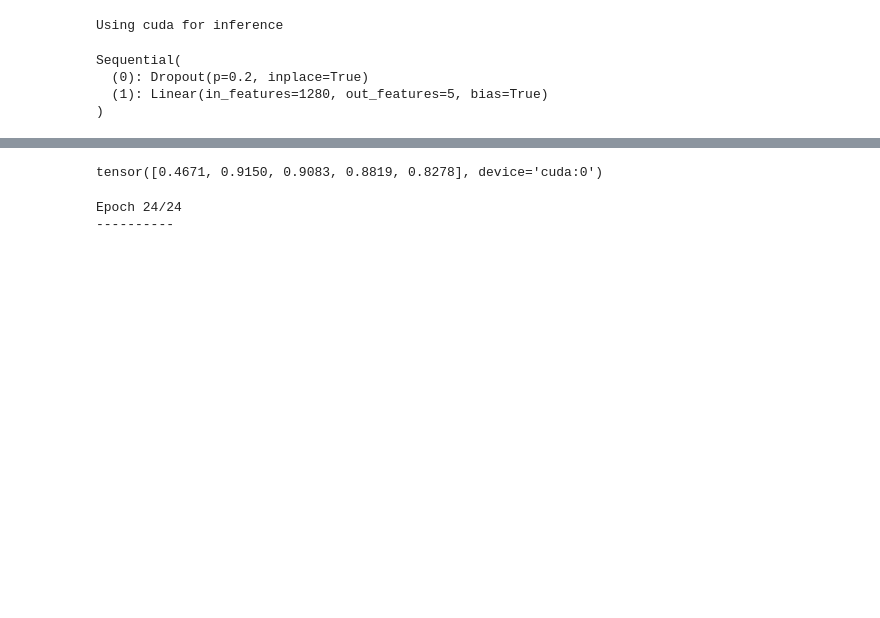
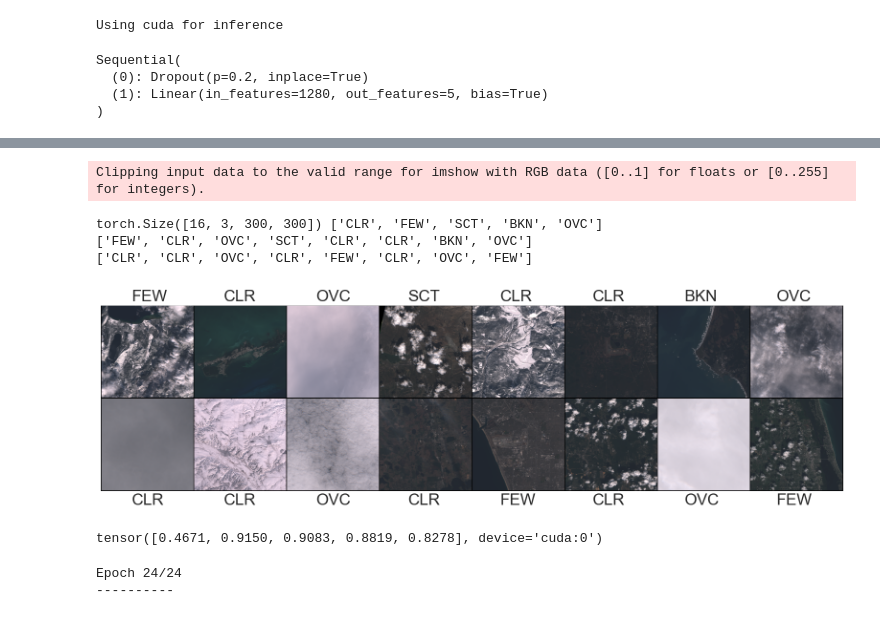
Before and after one commit to ErikWessel/MSCC-Notebooks, a Jupyter notebook: ml_program.ipynb, the cells around one changed output, grey strips where cells are left out. Cells and saved outputs as stored; diff of their text form; code cells hidden in the pictures; blank space fills up the shorter version.

```diff
--- a/ml_program.ipynb
+++ b/ml_program.ipynb
@@ -62,7 +62,7 @@ Sequential(
   (1): Linear(in_features=1280, out_features=5, bias=True)
 )
 # %%
-batch_size = 64
+batch_size = 16
 # %%
 show_summary = False
 
@@ -123,20 +123,15 @@ class AimlsseImageDataset(Dataset):
         return image, label
 
     def get_image(self, index) -> np.ndarray:
-        img_paths = [os.path.join(self.img_dir, self.img_labels.iloc[index]['station'],
-                                  self.img_labels.iloc[index]['product_id'], f'{band}.jp2') for band in self.bands]
-        images = [rasterio.open(path) for path in img_paths]
-        image_tensors: List[np.ndarray] = [img.read(1).astype(np.float32) / 10000 for img in images]
-        [img.close() for img in images]
-        # Resize images with small size-differences to make them stackable
-        image_side_length = int(1 + math.floor(2.0 * self.station_radius / float(self.bands_metadata.loc[self.bands].iloc[0]['resolution [m]'])))
-        new_shape = (image_side_length, image_side_length)
-        [img.resize(new_shape, refcheck=False) for img in image_tensors]
-        # Stack images into final image, select label and perform transformations
-        image_tensors_stacked = np.stack(image_tensors, axis=2)
+        path = os.path.join(self.img_dir, self.img_labels.iloc[index]['station'],
+                                  f'{self.img_labels.iloc[index].product_id}.tif')
+        image = rasterio.open(path)
+        image_tensor = torch.from_numpy(image.read())
+        image.close()
+        # Select label and perform transformations
         if self.transform:
-            image_tensors_stacked = self.transform(image_tensors_stacked)
-        return image_tensors_stacked
+            image_tensor = self.transform(image_tensor)
+        return image_tensor
 
     def get_label(self, index) -> int:
         label = class_dict[self.img_labels.iloc[index]['max cloud cover']]
@@ -171,32 +165,39 @@ else:
 validation_dataloader = DataLoader(validation_dataset,  batch_size=batch_size, shuffle=True)
 test_dataloader =       DataLoader(test_dataset,        batch_size=batch_size, shuffle=True)
 # %%
-show_samples = False
+show_samples = True
 
 def chunks(lst, n):
     for i in range(0, len(lst), n):
         yield lst[i:i + n]
 
-def imshow(inp: torch.Tensor, title=None):
+def imshow(input_tensor: torch.Tensor, figsize:Tuple[float, float], title=None) -> Tuple[plt.Figure, plt.Axes]:
     """Imshow for Tensor."""
-    fig, ax = plt.subplots(figsize=(8, 8))
+    fig, ax = plt.subplots(figsize=figsize)
     ax.axis('off')
-    ax.imshow(inp.permute(1, 2, 0))
-    plt.pause(0.001)  # pause a bit so that plots are updated
+    ax.imshow(input_tensor.permute(1, 2, 0))
+    return fig, ax
 
 if show_samples:
     # Get a batch of training data
     inputs, classes = next(iter(train_dataloader))
     print(inputs.shape, [class_names[c] for c in classes.unique().numpy()])
 
     # Make a grid from batch
     out = torchvision.utils.make_grid(inputs)
     out.shape
 
-    imshow(out)
-
-    for row in list(chunks([class_names[c] for c in classes.numpy()], 8)):
+    fig, ax = imshow(out, (20, 20))
+    for i, row in enumerate(list(chunks([class_names[c] for c in classes.numpy()], 8))):
+        for j, label in enumerate(row):
+            ax.text(100 + j * 300, -15 + i * 665, label, fontsize=24)
         print(row)
+# %% [output]
+Clipping input data to the valid range for imshow with RGB data ([0..1] for floats or [0..255] for integers).
+torch.Size([16, 3, 300, 300]) ['CLR', 'FEW', 'SCT', 'BKN', 'OVC']
+['FEW', 'CLR', 'OVC', 'SCT', 'CLR', 'CLR', 'BKN', 'OVC']
+['CLR', 'CLR', 'OVC', 'CLR', 'FEW', 'CLR', 'OVC', 'FEW']
+[figure, added]
 # %%
 from typing import List, Dict
 
```
Also changed, not shown: parts of 3 cells of this notebook, 1 other file.
